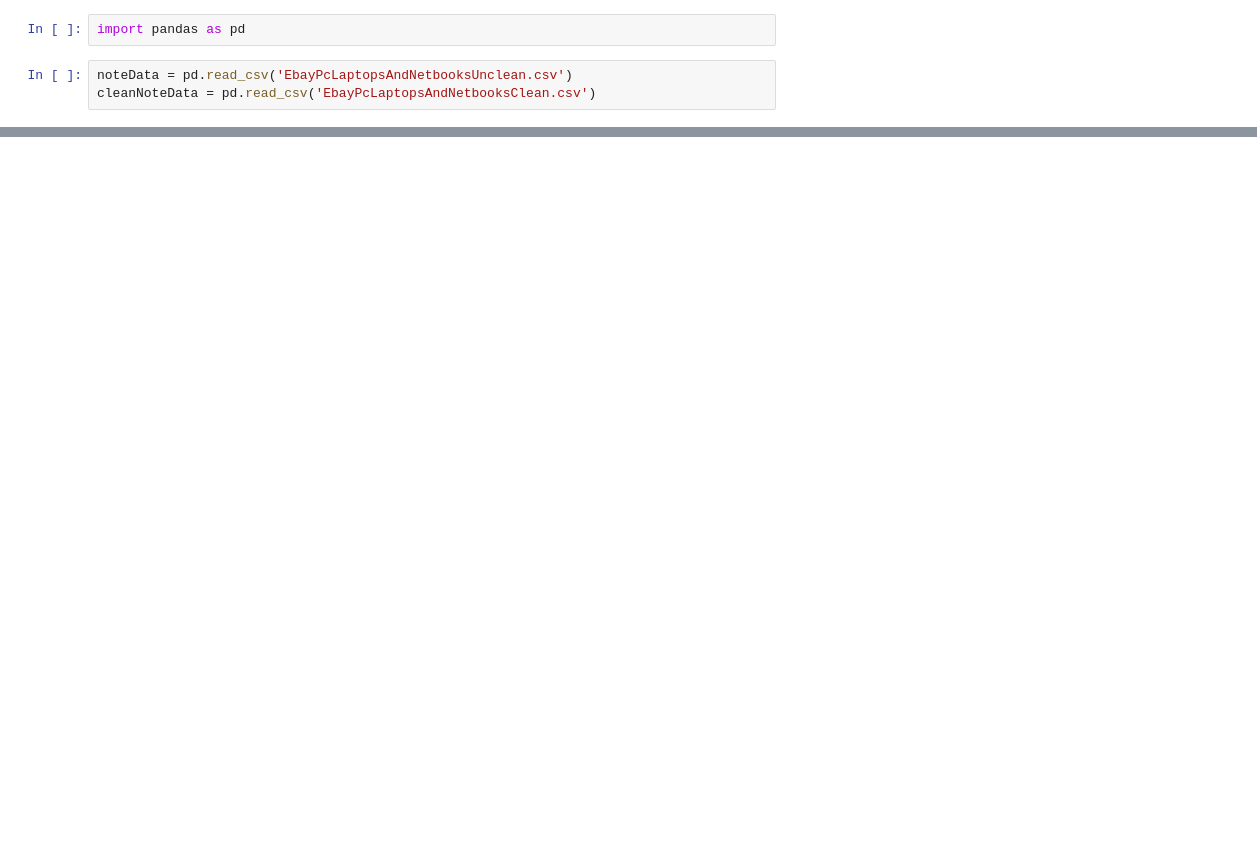
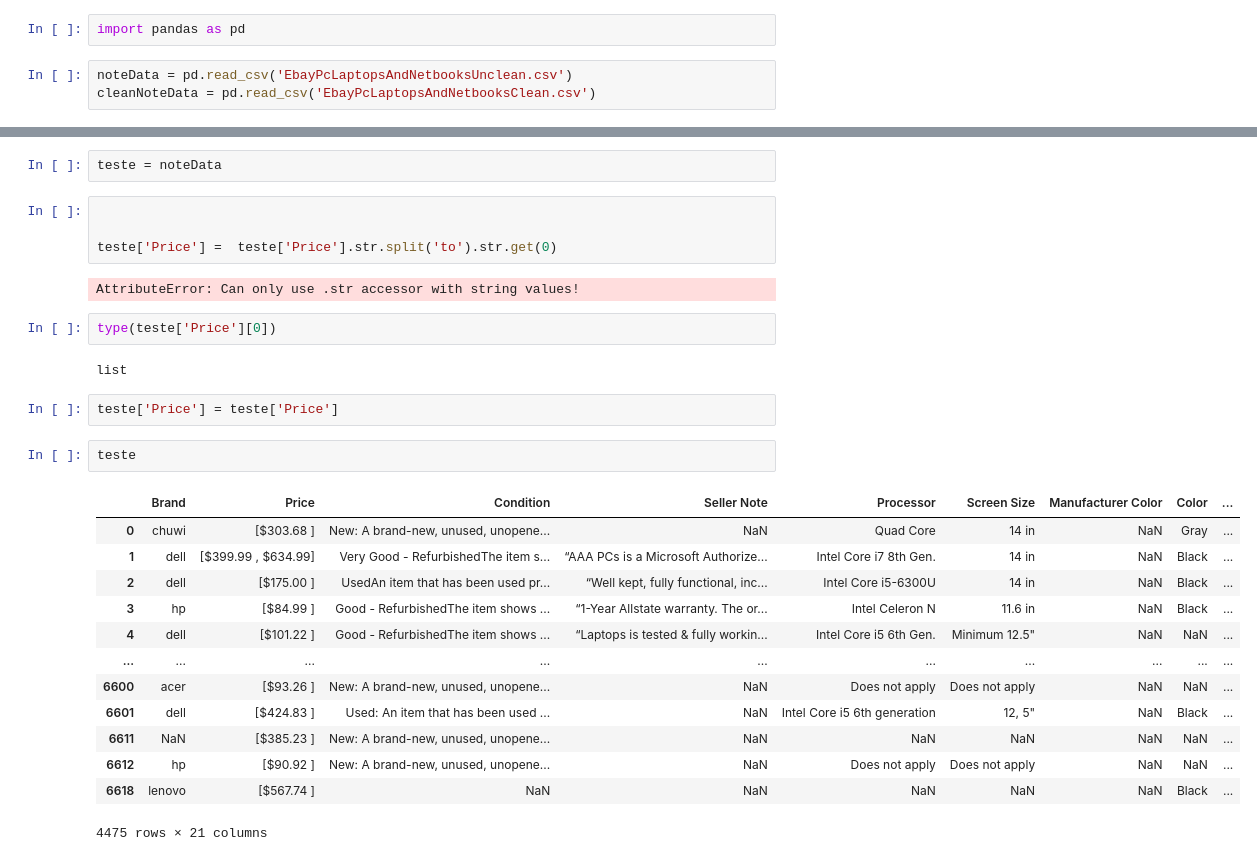
Before and after one commit to bssbrit/laptopsData, a Jupyter notebook: script.ipynb, the cells around one changed output, grey strips where cells are left out. Drawn from its saved outputs; the diff is of its cells as text; blank space fills up the shorter version.

```diff
--- a/script.ipynb
+++ b/script.ipynb
@@ -80,0 +64,30 @@ Name: Price, Length: 6620, dtype: object
+# %%
+teste = noteData
+# %%
+
+
+teste['Price'] =  teste['Price'].str.split('to').str.get(0)
+# %% [output]
+AttributeError: Can only use .str accessor with string values!
+# %%
+type(teste['Price'][0])
+# %% [output]
+list
+# %%
+teste['Price'] = teste['Price']
+# %%
+teste
+# %% [output]
+|  | Brand | Price | Condition | Seller Note | Processor | Screen Size | Manufacturer Color | Color | ... |
+| 0 | chuwi | [$303.68 ] | New: A brand-new, unused, unopene... | NaN | Quad Core | 14 in | NaN | Gray | ... |
+| 1 | dell | [$399.99 , $634.99] | Very Good - RefurbishedThe item s... | “AAA PCs is a Microsoft Authorize... | Intel Core i7 8th Gen. | 14 in | NaN | Black | ... |
+| 2 | dell | [$175.00 ] | UsedAn item that has been used pr... | “Well kept, fully functional, inc... | Intel Core i5-6300U | 14 in | NaN | Black | ... |
+| 3 | hp | [$84.99 ] | Good - RefurbishedThe item shows ... | “1-Year Allstate warranty. The or... | Intel Celeron N | 11.6 in | NaN | Black | ... |
+| 4 | dell | [$101.22 ] | Good - RefurbishedThe item shows ... | “Laptops is tested & fully workin... | Intel Core i5 6th Gen. | Minimum 12.5" | NaN | NaN | ... |
+| ... | ... | ... | ... | ... | ... | ... | ... | ... | ... |
+| 6600 | acer | [$93.26 ] | New: A brand-new, unused, unopene... | NaN | Does not apply | Does not apply | NaN | NaN | ... |
+| 6601 | dell | [$424.83 ] | Used: An item that has been used ... | NaN | Intel Core i5 6th generation | 12, 5" | NaN | Black | ... |
+| 6611 | NaN | [$385.23 ] | New: A brand-new, unused, unopene... | NaN | NaN | NaN | NaN | NaN | ... |
+| 6612 | hp | [$90.92 ] | New: A brand-new, unused, unopene... | NaN | Does not apply | Does not apply | NaN | NaN | ... |
+| 6618 | lenovo | [$567.74 ] | NaN | NaN | NaN | NaN | NaN | Black | ... |
+4475 rows × 21 columns
```
Also changed, not shown: parts of 9 cells of this notebook.
